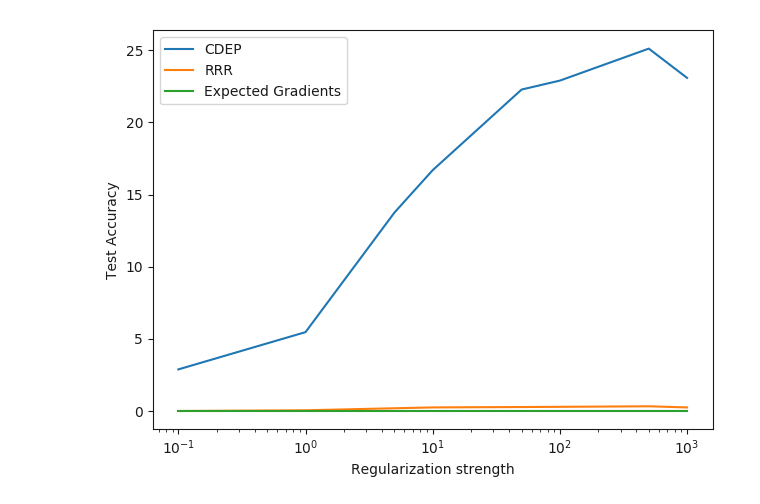
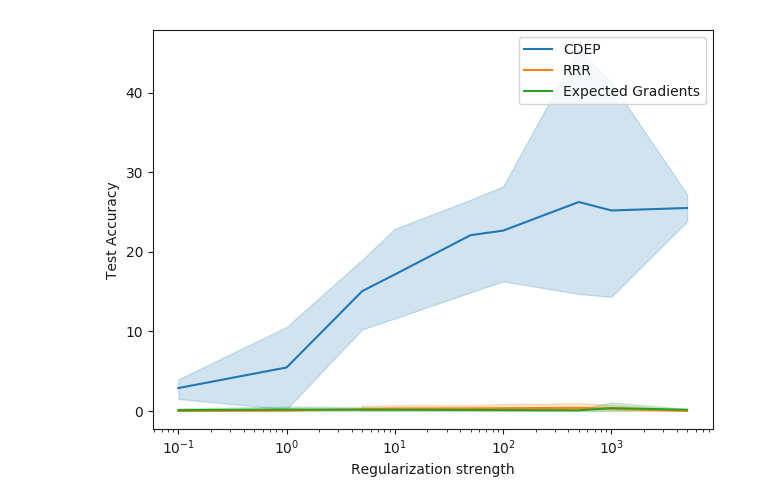
Before and after one commit to laura-rieger/deep-explanation-penalization, a Jupyter notebook: analyze/Analysis MNIST.ipynb, the cells around one changed output. Cells and saved outputs as stored; diff of their text form; code cells hidden in the pictures.

```diff
--- a/analyze/Analysis MNIST.ipynb
+++ b/analyze/Analysis MNIST.ipynb
@@ -33,12 +33,11 @@ pd.set_option('precision', 3)
 save_path = "../results_for_export"
 trained_model_folder = '../models/MNIST'
 fnames = [oj(trained_model_folder, fname) for fname in os.listdir(trained_model_folder)]
-# other models were trained badly
 
 results_list = [pd.Series(pkl.load(open(fname, "rb"))) for fname in (fnames)]
 results = pd.concat(results_list, axis=1).T.infer_objects()
 results['final_acc'] = [max(x) for x in results['accs_test']]
-results = results[results.method!= "ExpectedGrad"]
+# results = results[results.method!= "ExpectedGrad"]
 # %% [output]
 of pandas will change to not sort by default.
 
@@ -53,9 +50,5 @@ results['final_acc_train'] = [max(x) for x in results['accs_train']]
 results['final_cd'] = [x[-1] for x in results['cd']]
 results['final_test_loss'] = [min(x) for x in results['losses_test']]
 results['final_train_loss'] = [min(x) for x in results['losses_train']]
-results['acc_color'] = [0 for x in results['accs_train']]
-
-
-# results = results.dropna()
 # %%
 results = results[results.dataset == "Color"]
@@ -63,6 +57,6 @@ results = results[results.dataset == "Color"]
 
 
 results.reset_index(drop=True, inplace=True)
-results_save = results[['regularizer_rate','final_acc','final_acc_train','final_test_loss', 'acc_color','final_cd', 'method', 'dataset']].sort_values(by = ['regularizer_rate'])
+results_save = results[['regularizer_rate','final_acc','final_acc_train','final_test_loss', 'final_cd', 'method', 'dataset', ]].sort_values(by = ['regularizer_rate'])
 # %%
 concise_results = results_save.groupby(by = ['dataset', 'method','regularizer_rate']).mean()
@@ -214,2 +106,0 @@ results = results[results.regularizer_rate < 5000]
-# %%
-sns.set()
@@ -218,14 +107,16 @@ sns.reset_defaults()
 # %%
-plot = sns.lineplot(x ='regularizer_rate' , y='final_acc', data = results[results.method == 'CDEP'],label="CDEP",ci=None ,legend = "brief"  );
-plot = sns.lineplot(x ='regularizer_rate' , y='final_acc', data = results[results.method == 'Grad'], label="RRR" ,ci=None );
-plot = sns.lineplot(x ='regularizer_rate' , y='final_acc', data = results[results.method == 'EGradients'], label="Expected Gradients",ci=None  );
+plot = sns.lineplot(x ='regularizer_rate' , y='final_acc', data = results_save[results_save.method == 'CDEP'],label="CDEP",legend = "brief"  );
+plot = sns.lineplot(x ='regularizer_rate' , y='final_acc', data = results_save[results_save.method == 'Grad'], label="RRR" );
+plot = sns.lineplot(x ='regularizer_rate' , y='final_acc', data = results_save[results_save.method == 'EGradients'], label="Expected Gradients");
 plot.set(xscale="log")
 #plot.set(yscale="log")
+
 plot.set_xlabel("Regularization strength")
 plot.set_ylabel("Test Accuracy")
 plot.set_title("");
 fig  = plot.get_figure()
 fig.tight_layout()
-fig.savefig(oj(save_path,"ColorMNIST_results"))
+# fig.savefig(oj(save_path,"ColorMNIST_results"))
+plt.show()
 # %% [output]
-[figure, old version]
+[figure, new version]
```
Also changed, not shown: parts of 16 cells of this notebook, 24 other files.
